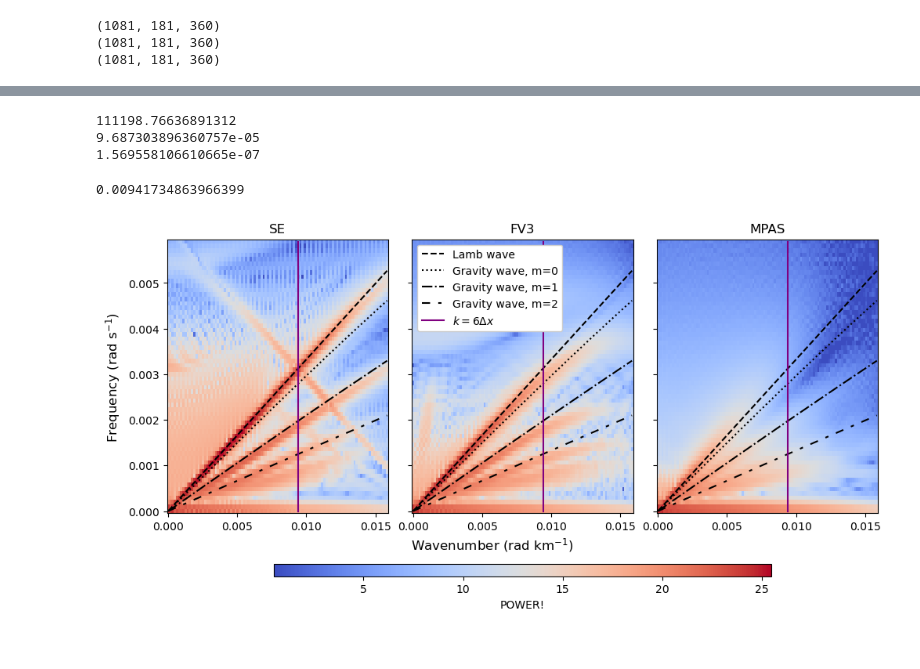
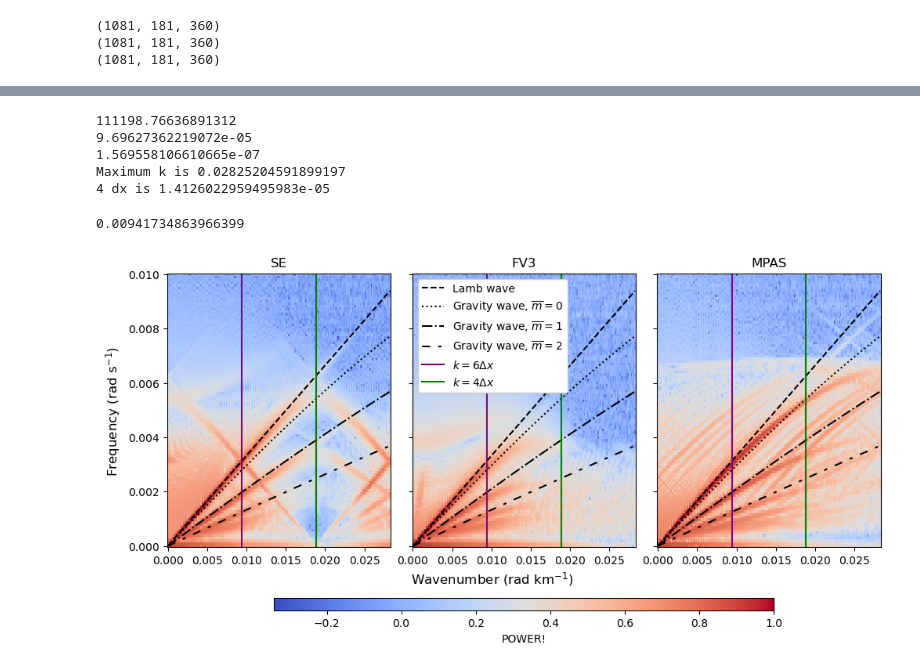
Before and after one commit to nick4cone/LambWavePaper, a Jupyter notebook: Analysis/wavenumber_frequency_plots.ipynb, the cells around one changed output, grey strips where cells are left out. Saved outputs shown, nothing was run; the diff lists cells and outputs as text; code cells hidden in the pictures.

Commit message:
script to plot vertical slopes

```diff
--- a/Analysis/wavenumber_frequency_plots.ipynb
+++ b/Analysis/wavenumber_frequency_plots.ipynb
@@ -149,8 +163,13 @@ omega = 2*np.pi*np.fft.fftfreq(omega_no, d=dt)
 k = 2*np.pi*np.fft.rfftfreq(k_no, d=dx)
 
 # Just look at positive region and up to a maximum frequency
-omega_max = 10
-omega_inds = (omega >= 0.0) & (omega < 0.006)
+#omega_max = 10
+
+# For cropping < 0.00016
+#omega_max = 0.006
+omega_max = 0.01
+
+omega_inds = (omega >= 0.0) & (omega < omega_max)
 omega_crop = omega[omega_inds]
 
 k_km = k*1000
@@ -158,8 +177,14 @@ k_km = k*1000
 # If want to crop the wavenumbers, too.
 lambda_min = 4 * dx  # Assume effective resolution of 6dx
 k_eff = 2 * np.pi / lambda_min
+
 #k_inds = k < k_eff
-k_inds = k <= 0.000016
+
+# Hack to keep all wavenumbers
+k_inds = k <= 100
+
+# Crop the wavenumbers:
+#k_inds = k <= 0.000016
 
 k_km_crop = k_km[k_inds]
 
@@ -178,10 +203,14 @@ d_k = k[1] - k[0]
 
 print(d_omega)
 print(d_k)
+print(f'Maximum k is {np.max(K)}')
+print(f'4 dx is {k_eff}')
 # %% [output]
 111198.76636891312
-9.687303896360757e-05
+9.69627362219072e-05
 1.569558106610665e-07
+Maximum k is 0.02825204591899197
+4 dx is 1.4126022959495983e-05
 # %%
 # Theoretical curves
 # For T0 = 275 K
@@ -213,56 +242,66 @@ grav_m2_omega = N*k/np.sqrt(k**2 + m2**2 + 1/(4*H**2))
 # %%
 # Set a shared scale for all maps.
 # Base of SE
-vmin = np.min(np.log(se_pow))
-vmax = np.max(np.log(se_pow))
+vmin_se = np.min(np.log(se_pow))
+vmax_se = np.max(np.log(se_pow))
+vmin_fv3 = np.min(np.log(fv3_pow))
+vmax_fv3 = np.max(np.log(fv3_pow))
+vmin_mpas = np.min(np.log(mpas_pow))
+vmax_mpas = np.max(np.log(mpas_pow))
 
 
 # Plot the wavenumber-frequency diagram
 fig, axes = plt.subplots(1,3, figsize=(10,5), constrained_layout=True, sharey=True)
 ax1, ax2, ax3 = axes
-plot1 = ax1.pcolormesh(K, OMEGA, np.log(se_pow), shading="nearest", cmap='coolwarm', vmin=vmin, vmax=vmax)
-plot2 = ax2.pcolormesh(K, OMEGA, np.log(fv3_pow), shading="nearest", cmap='coolwarm', vmin=vmin, vmax=vmax)
-plot3 = ax3.pcolormesh(K, OMEGA, np.log(mpas_pow), shading="nearest", cmap='coolwarm', vmin=vmin, vmax=vmax)
+plot1 = ax1.pcolormesh(K, OMEGA, np.log(se_pow)/np.max(np.log(se_pow)), shading="nearest", cmap='coolwarm')#, vmin=vmin_se, vmax=vmax_se)
+plot2 = ax2.pcolormesh(K, OMEGA, np.log(fv3_pow)/np.max(np.log(fv3_pow)), shading="nearest", cmap='coolwarm')#, vmin=vmin_fv3, vmax=vmax_fv3)
+plot3 = ax3.pcolormesh(K, OMEGA, np.log(mpas_pow)/np.max(np.log(mpas_pow)), shading="nearest", cmap='coolwarm')#, vmin=vmin_mpas, vmax=vmax_mpas)
 
 ax1.set_title('SE')
 ax2.set_title('FV3')
 ax3.set_title('MPAS')
 
-for ax in axes:
-    ax.set_xticks([0,0.005, 0.01, 0.015])
+#for ax in axes:
+#    ax.set_xticks([0,0.005, 0.01, 0.015])
 
 k_km_6dx = 1000* 2*np.pi / (6*dx)
+k_km_4dx = 1000* 2*np.pi / (3*dx)
+k_km_2dx = 1000* 2*np.pi / (2*dx)
 print(k_km_6dx)
 
 # Add lines for expected
 ax1.plot(k_km_crop, lamb_omega[k_inds], label='Lamb wave', c='k', linestyle='--')
-ax1.plot(k_km_crop, grav_m0_omega[k_inds], label='Gravity wave, m=0', c='k', linestyle=':')
-ax1.plot(k_km_crop, grav_m1_omega[k_inds], label='Gravity wave, m=1',c='k', linestyle='-.')
-ax1.plot(k_km_crop, grav_m2_omega[k_inds], label='Gravity wave, m=2',c='k', linestyle=(0, (5, 5, 2, 5)))
+ax1.plot(k_km_crop, grav_m0_omega[k_inds], label=r'Gravity wave, $\overline{m}=0$', c='k', linestyle=':')
+ax1.plot(k_km_crop, grav_m1_omega[k_inds], label=r'Gravity wave, $\overline{m}=1$',c='k', linestyle='-.')
+ax1.plot(k_km_crop, grav_m2_omega[k_inds], label=r'Gravity wave, $\overline{m}=2$',c='k', linestyle=(0, (5, 5, 2, 5)))
 ax1.plot(np.ones_like(omega_crop)*k_km_6dx, omega_crop, c='purple')
+ax1.plot(np.ones_like(omega_crop)*k_km_4dx, omega_crop, c='green')
 ax2.plot(k_km_crop, lamb_omega[k_inds], label='Lamb wave', c='k',linestyle='--')
-ax2.plot(k_km_crop, grav_m0_omega[k_inds], label='Gravity wave, m=0',c='k', linestyle=':')
-ax2.plot(k_km_crop, grav_m1_omega[k_inds], label='Gravity wave, m=1',c='k', linestyle='-.')
-ax2.plot(k_km_crop, grav_m2_omega[k_inds], label='Gravity wave, m=2',c='k', linestyle=(0, (5, 5, 2, 5)))
+ax2.plot(k_km_crop, grav_m0_omega[k_inds], label=r'Gravity wave, $\overline{m}=0$',c='k', linestyle=':')
+ax2.plot(k_km_crop, grav_m1_omega[k_inds], label=r'Gravity wave, $\overline{m}=1$',c='k', linestyle='-.')
+ax2.plot(k_km_crop, grav_m2_omega[k_inds], label=r'Gravity wave, $\overline{m}=2$',c='k', linestyle=(0, (5, 5, 2, 5)))
 ax2.plot(np.ones_like(omega_crop)*k_km_6dx, omega_crop, c='purple', label=r'$k=6\Delta x$')
+ax2.plot(np.ones_like(omega_crop)*k_km_4dx, omega_crop, c='green', label=r'$k=4\Delta x$')
 ax3.plot(k_km_crop, lamb_omega[k_inds], label='Lamb wave', c='k',linestyle='--')
 ax3.plot(k_km_crop, grav_m0_omega[k_inds], label='Gravity wave, m=0',c='k', linestyle=':')
 ax3.plot(k_km_crop, grav_m1_omega[k_inds], label='Gravity wave, m=1',c='k', linestyle='-.')
 ax3.plot(k_km_crop, grav_m2_omega[k_inds], label='Gravity wave, m=2',c='k', linestyle=(0, (5, 5, 2, 5)))
 ax3.plot(np.ones_like(omega_crop)*k_km_6dx, omega_crop, c='purple')
-ax2.legend(framealpha=1)
+ax3.plot(np.ones_like(omega_crop)*k_km_4dx, omega_crop, c='green')
+
+ax2.legend(framealpha=1, ncol=1)
 
 cb = plt.colorbar(plot3, ax=axes, shrink=0.7, pad=0.1, aspect=40, location='bottom')
 cb.set_label(label=r"POWER!")
 
 fig.supxlabel(r'Wavenumber (rad km$^{-1}$)', y=0.15)
 fig.supylabel('Frequency (rad s$^{-1}$)', y=0.6)
 
 if save_the_fig:
     if case == 'p_pert':
         plt.savefig(f'figures/p_pert_k_omega', bbox_inches='tight')
     elif case == 'acid':
         plt.savefig(f'figures/acid_k_omega', bbox_inches='tight')
 # %% [output]
 0.00941734863966399
-[figure, old version]
+[figure, new version]
```
Also changed, not shown: parts of 5 cells of this notebook, 1 other file.
